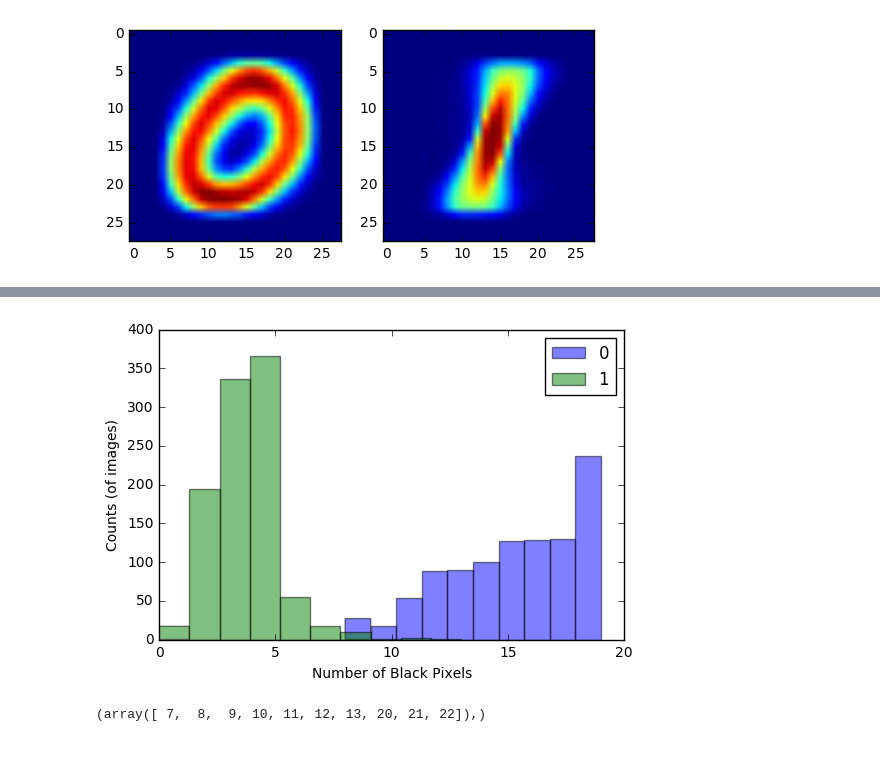
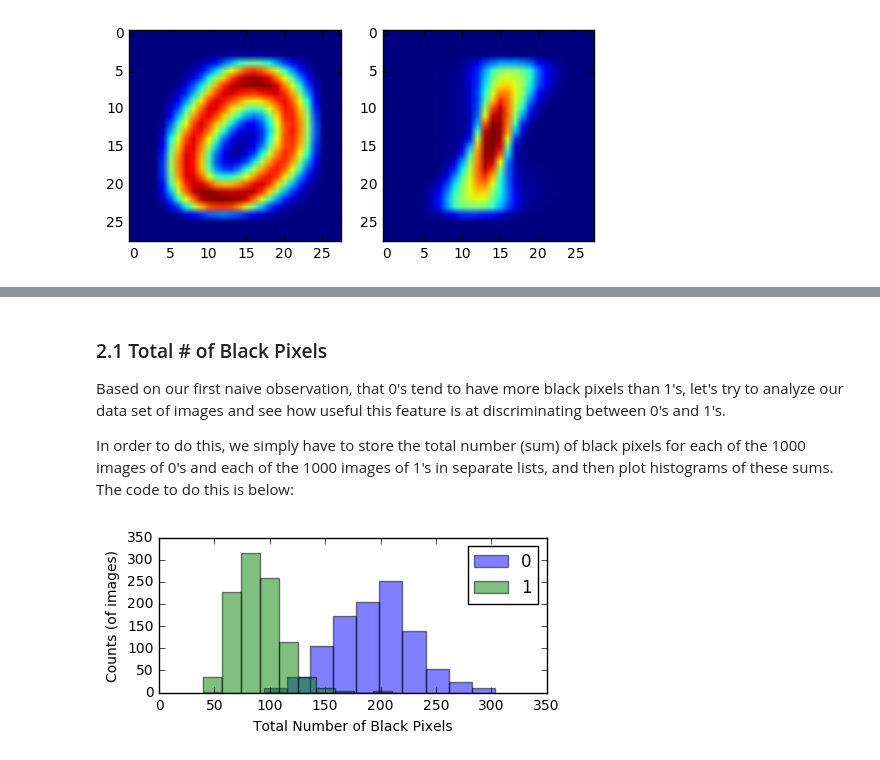
Before and after one commit to guojoanna/Scientific-Computing-in-Python-For-BMES, a Jupyter notebook: Image Processing.ipynb, the cells around one changed output, grey strips where cells are left out. Cells and saved outputs as stored; diff of their text form; code cells hidden in the pictures.

```diff
--- a/Image Processing.ipynb
+++ b/Image Processing.ipynb
@@ -20,12 +43,10 @@ for i in range(1000):
 # %%
-sample = 10
-plt.figure(figsize=(sample, 2))
+sample = 10 # how many sample images we want to see
+plt.figure(figsize=(sample, 2)) # determines how big the images will be
 for i in range(sample):
-    plt.subplot(2, sample, i+1)
-    plt.imshow(zeros[i, :, :], cmap = matplotlib.cm.Greys)
-    plt.axis('off')
-    plt.subplot(2, sample, sample+i+1)
-    plt.imshow(ones[i, :, :], cmap = matplotlib.cm.Greys)
-    plt.axis('off')
+    plt.subplot(2, sample, i+1) # plots the next plot at location i+1
+    plt.imshow(zeros[i, :, :], cmap = matplotlib.cm.Greys), plt.axis('off')
+    plt.subplot(2, sample, sample+i+1) # plots the next plot at location sample+i+1
+    plt.imshow(ones[i, :, :], cmap = matplotlib.cm.Greys), plt.axis('off')
 # %% [output]
 [figure]
@@ -41,17 +76,17 @@ plt.imshow(allones);
+# %% [markdown]
+### 2.1 Total # of Black Pixels
+Based on our first naive observation, that 0's tend to have more black pixels than 1's, let's try to analyze our data set of images and see how useful this feature is at discriminating between 0's and 1's.
+
+In order to do this, we simply have to store the total number (sum) of black pixels for each of the 1000 images of 0's and each of the 1000 images of 1's in separate lists, and then plot histograms of these sums. The code to do this is below:
 # %%
-width0 = []
-width1 = []
+zeros_black = []
+ones_black = []
 for i in range(1000):
-    ztemp = zeros[i, 12, :]
-    width0.append(np.max(np.nonzero(ztemp))-np.min(np.nonzero(ztemp)))
-    otemp = ones[i, 12, :]
-    width1.append(np.max(np.nonzero(otemp))-np.min(np.nonzero(otemp)))
-fig, ax = plt.subplots();
-ax.hist(width0, alpha = 0.5), ax.hist(width1, alpha = 0.5)
-plt.legend(['0', '1']); plt.xlabel('Number of Black Pixels'); plt.ylabel('Counts (of images)');
+    zeros_black.append(np.sum(zeros[i, :, :]))
+    ones_black.append(np.sum(ones[i, :, :]))
+fig, ax = plt.subplots(figsize=(5, 2));
+ax.hist(zeros_black, alpha = 0.5), ax.hist(ones_black, alpha = 0.5)
+plt.legend(['0', '1']); plt.xlabel('Total Number of Black Pixels')
+plt.ylabel('Counts (of images)');
 # %% [output]
-[figure, old version]
+[figure, new version]
-# %%
-np.nonzero(ztemp)
-# %% [output]
-(array([ 7,  8,  9, 10, 11, 12, 13, 20, 21, 22]),)
```
Also changed, not shown: parts of 22 cells of this notebook.
